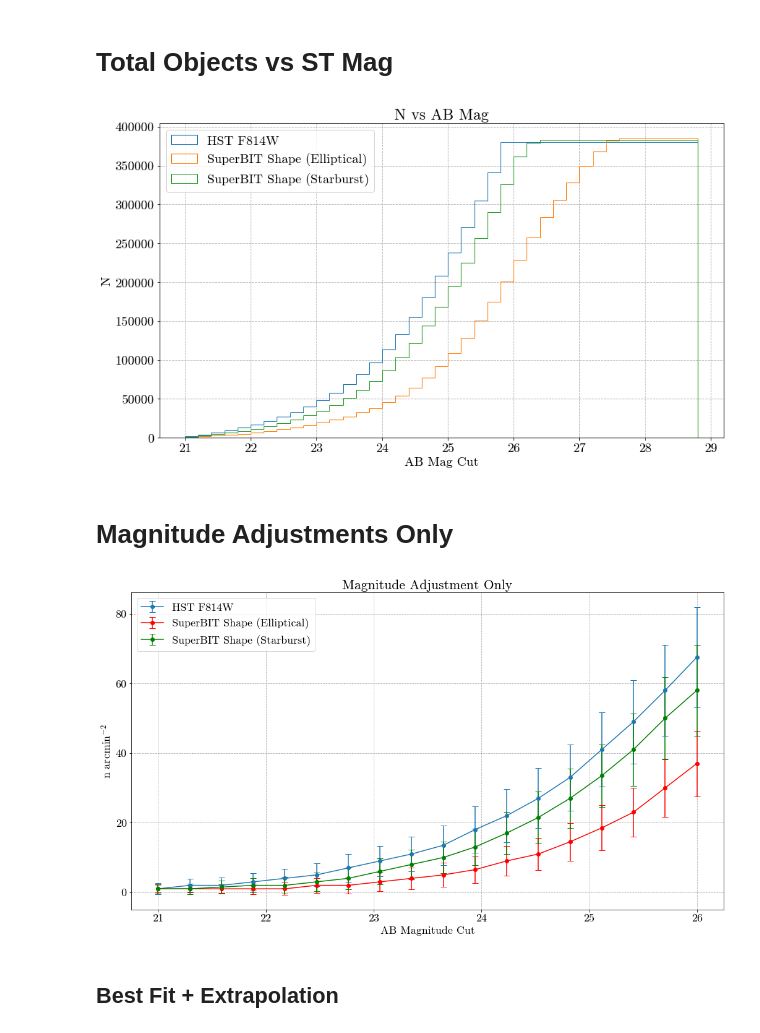
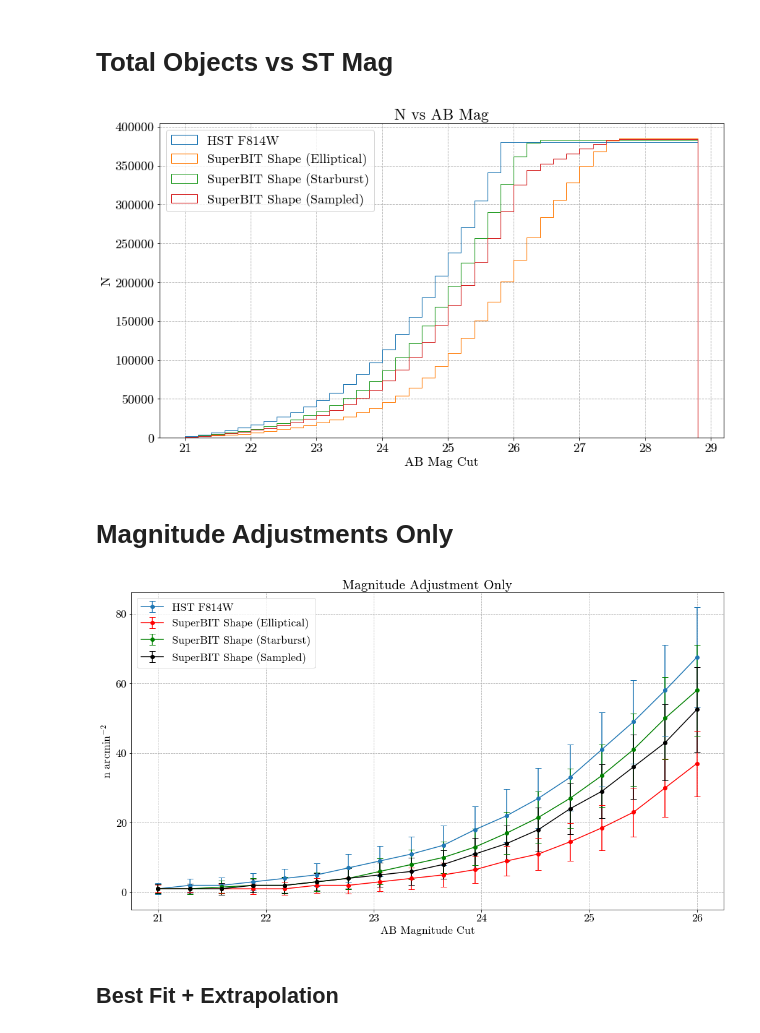
Before and after one commit to veome22/superbit_neff, a Jupyter notebook: neff_superbit.ipynb, the cells around one changed output. Saved outputs shown, nothing was run; the diff lists cells and outputs as text; code cells hidden in the pictures.

```diff
--- a/neff_superbit.ipynb
+++ b/neff_superbit.ipynb
@@ -17,8 +17,8 @@ DIRECTORY = '/mnt/44868D0F868D02A2/Users/veome/Google Drive/Academics/Senior The
 # Catalog Setup
 # %%
 # cosmos = np.genfromtxt(DIRECTORY+'acs_cosmos1361.gcat_ascii', usecols=range(0,10), invalid_raise=False)
-# cosmos = np.genfromtxt('superbit_cosmos1361_shape_mag26.gcat_ascii', usecols=range(0,13), invalid_raise=False)
-cosmos = np.genfromtxt('superbit_cosmos1361_shape_abmag26.gcat_ascii', usecols=range(0,13), invalid_raise=False)
+# cosmos = np.genfromtxt('superbit_cosmos1361_shape_stmag26.gcat_ascii', usecols=range(0,13), invalid_raise=False)
+cosmos = np.genfromtxt('superbit_cosmos1361_shape_abmag26.gcat_ascii', usecols=range(0,14), invalid_raise=False)
 
 # cosmos = np.genfromtxt('superbit19_cosmos1361_lum_mag26.gcat_ascii', usecols=range(0,13), invalid_raise=False)
 
@@ -174,6 +178,7 @@ plt.figure(figsize=(14,8))
 plt.hist(cosmos[:,5], bins=bins, cumulative=True, label='HST F814W', histtype='step')
 plt.hist(cosmos[:,11], bins=bins, cumulative=True, label='SuperBIT Shape (Elliptical)', histtype='step')
 plt.hist(cosmos[:,12], bins=bins, cumulative=True, label='SuperBIT Shape (Starburst)', histtype='step')
+plt.hist(cosmos[:,13], bins=bins, cumulative=True, label='SuperBIT Shape (Sampled)', histtype='step')
 
 plt.title("N vs AB Mag")
 plt.xlabel("AB Mag Cut")
@@ -182,7 +187,7 @@ plt.legend(loc='upper left')
 plt.grid(linestyle='--')
 # plt.savefig(DIRECTORY+'mag_conversion_total.png')
 # %% [output]
-[figure, old version]
+[figure, new version]
 # %%
 # HST neff vs Magnitude
 hst_mag_neff = [[], [], [], [], [], [],
@@ -217,6 +222,16 @@ for ra in np.arange(149.6,150.6,0.1):
     for dec in np.arange(1.7,2.7,0.1):
         for i in range(len(sbit_sb_mag_neff)):
             sbit_sb_mag_neff[i].append(get_cat_subset(cosmos,[ra,dec],super_sb_mag=mags[i]).shape[0])
+# %%
+# SuperBIT neff vs Sampled SED Magnitude (no blending)
+sbit_mixed_mag_neff = [[], [], [], [], [], [],
+                [], [], [], [], [], [],
+                [], [], [], [], [], []]
+
+for ra in np.arange(149.6,150.6,0.1):
+    for dec in np.arange(1.7,2.7,0.1):
+        for i in range(len(sbit_sb_mag_neff)):
+            sbit_mixed_mag_neff[i].append(get_cat_subset(cosmos,[ra,dec],super_mixed_mag=mags[i]).shape[0])
 # %%
 # Plot Neff vs Magnitude (No Blending)
 
@@ -240,32 +255,41 @@ sb_stds = []
 for i in range (len(sbit_sb_mag_neff)):
     sb_meds.append(np.nanmedian(sbit_sb_mag_neff[i]))
     sb_stds.append(np.nanstd(sbit_sb_mag_neff[i]))
+
+mixed_meds = []
+mixed_stds = []
+for i in range (len(sbit_mixed_mag_neff)):
+    mixed_meds.append(np.nanmedian(sbit_mixed_mag_neff[i]))
+    mixed_stds.append(np.nanstd(sbit_mixed_mag_neff[i]))
 # %%
 # Extrapolation range
 plt_mags= np.linspace(21.0, MAG_LIM + 3, num=len(hst_mag_neff))
 
 
 # Plot n_eff
 plt.figure(figsize=(14,8))
 
 plt.errorbar(mags, hst_meds, yerr=hst_stds,fmt='-o', label="HST F814W", color='C0')
 
 plt.errorbar(mags, e_meds, yerr=e_stds,fmt='-o', label="SuperBIT Shape (Elliptical)", color='r')
 
 plt.errorbar(mags, sb_meds, yerr=sb_stds,fmt='-o', label="SuperBIT Shape (Starburst)", color='g')
 
+plt.errorbar(mags, mixed_meds, yerr=mixed_stds,fmt='-o', label="SuperBIT Shape (Sampled)", color='k')
+
+
 plt.title("Magnitude Adjustment Only")
 plt.xlabel("AB Magnitude Cut")
 plt.ylabel('n arcmin$^{-2}$')
 plt.legend()
 plt.tight_layout(pad=0)
 plt.grid(linestyle='--')
 
 
 # plt.savefig(DIRECTORY+'neff_mag_raw.png')
 plt.show()
 # %% [output]
-[figure, old version]
+[figure, new version]
 # %% [markdown]
 ## Best Fit + Extrapolation
 # %% [markdown]
```
Also changed, not shown: parts of 11 cells of this notebook.
